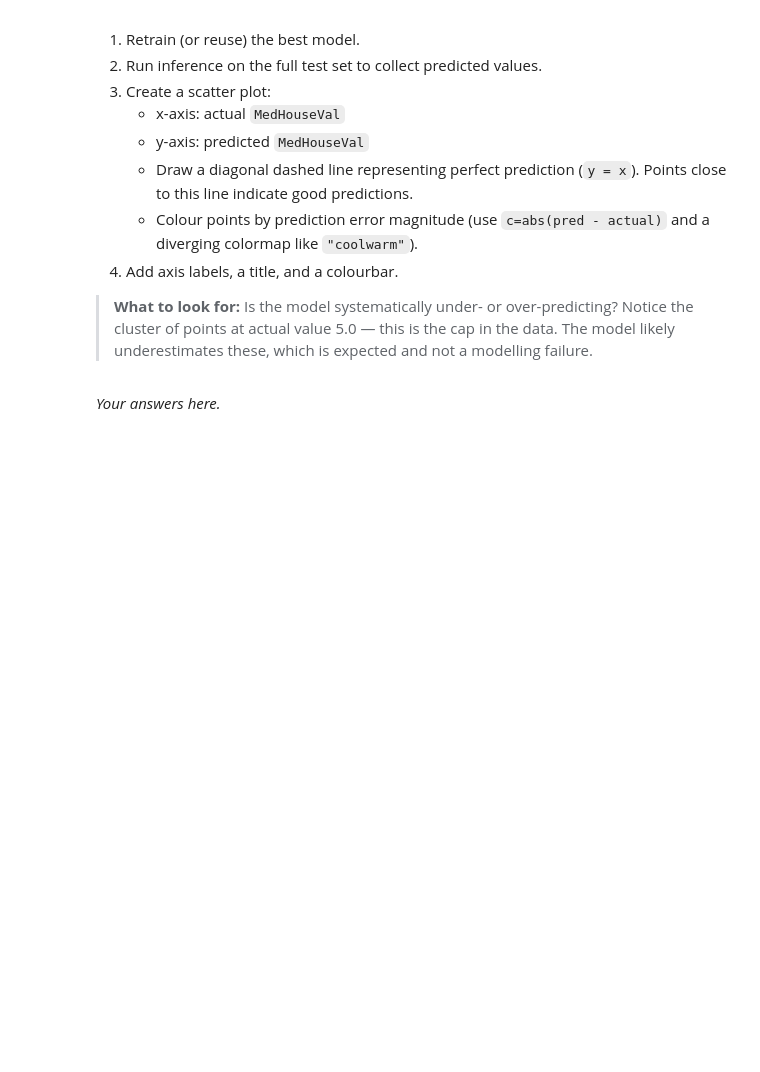
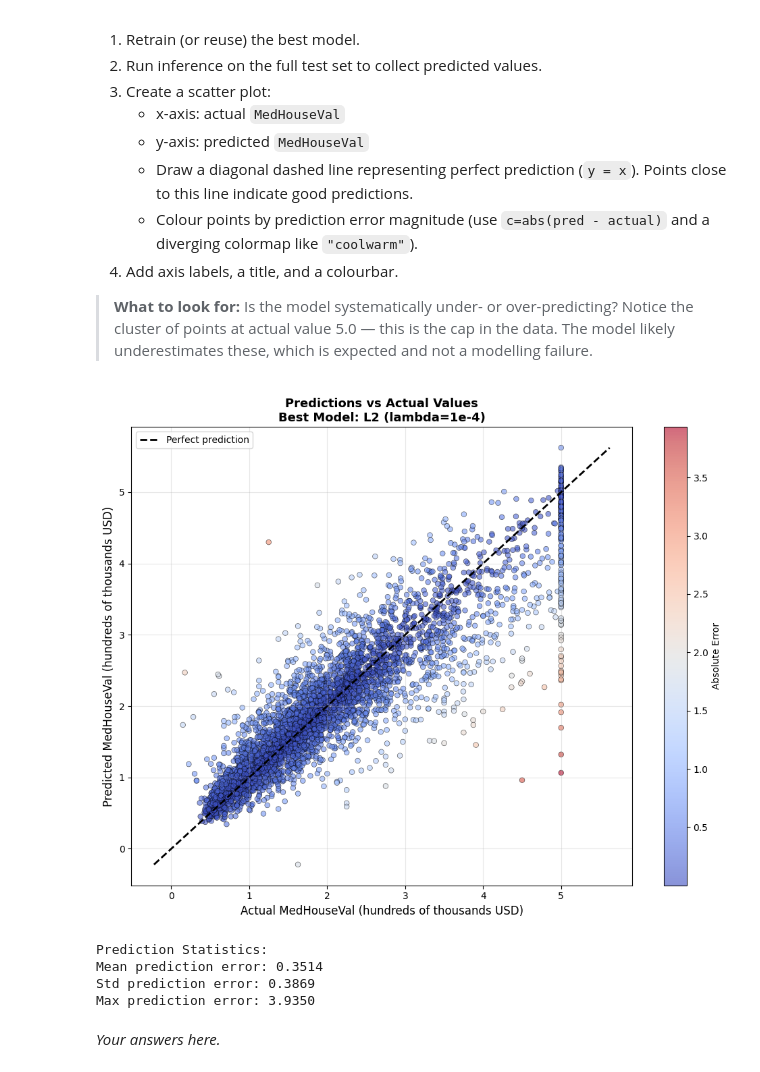
Before and after one commit to ugisrutinsRSU/RSU_Colab, a Jupyter notebook: 04_Regularization_and_Optimization_Exercise.ipynb, the cells around one changed output. Saved outputs shown, nothing was run; the diff lists cells and outputs as text; code cells hidden in the pictures; blank space fills up the shorter version.

```diff
--- a/04_Regularization_and_Optimization_Exercise.ipynb
+++ b/04_Regularization_and_Optimization_Exercise.ipynb
@@ -232,2 +605,52 @@ Take the best-performing configuration from your summary table and produce a **s
+# %%
+# Get best model based on lowest test RMSE
+best_model = all_results[best_rmse_idx]['model']
+best_label = summary_df.loc[best_rmse_idx, 'Configuration']
+
+# Get predictions on test set
+best_model.eval()
+all_preds = []
+all_targets = []
+with torch.no_grad():
+    for X_batch, y_batch in test_loader:
+        y_pred = best_model(X_batch)
+        all_preds.append(y_pred.cpu().numpy())
+        all_targets.append(y_batch.cpu().numpy())
+
+all_preds = np.concatenate(all_preds, axis=0).flatten()
+all_targets = np.concatenate(all_targets, axis=0).flatten()
+
+# Calculate error magnitudes for colour mapping
+errors = np.abs(all_preds - all_targets)
+
+# Create scatter plot
+plt.figure(figsize=(10, 8))
+scatter = plt.scatter(all_targets, all_preds, c=errors, cmap='coolwarm',
+                      alpha=0.6, s=30, edgecolors='black', linewidth=0.5)
+
+# Add diagonal line for perfect prediction
+min_val = min(all_targets.min(), all_preds.min())
+max_val = max(all_targets.max(), all_preds.max())
+plt.plot([min_val, max_val], [min_val, max_val], 'k--', linewidth=2, label='Perfect prediction')
+
+plt.xlabel('Actual MedHouseVal (hundreds of thousands USD)', fontsize=12)
+plt.ylabel('Predicted MedHouseVal (hundreds of thousands USD)', fontsize=12)
+plt.title(f'Predictions vs Actual Values\nBest Model: {best_label}', fontsize=13, fontweight='bold')
+plt.grid(True, alpha=0.3)
+plt.legend()
+cbar = plt.colorbar(scatter, label='Absolute Error')
+plt.tight_layout()
+plt.show()
+
+print(f"\nPrediction Statistics:")
+print(f"Mean prediction error: {np.mean(errors):.4f}")
+print(f"Std prediction error: {np.std(errors):.4f}")
+print(f"Max prediction error: {np.max(errors):.4f}")
+# %% [output]
+[figure, added]
+Prediction Statistics:
+Mean prediction error: 0.3514
+Std prediction error: 0.3869
+Max prediction error: 3.9350
 # %% [markdown]
 *Your answers here.*
```
Also changed, not shown: parts of 27 cells of this notebook, 1 other file.
